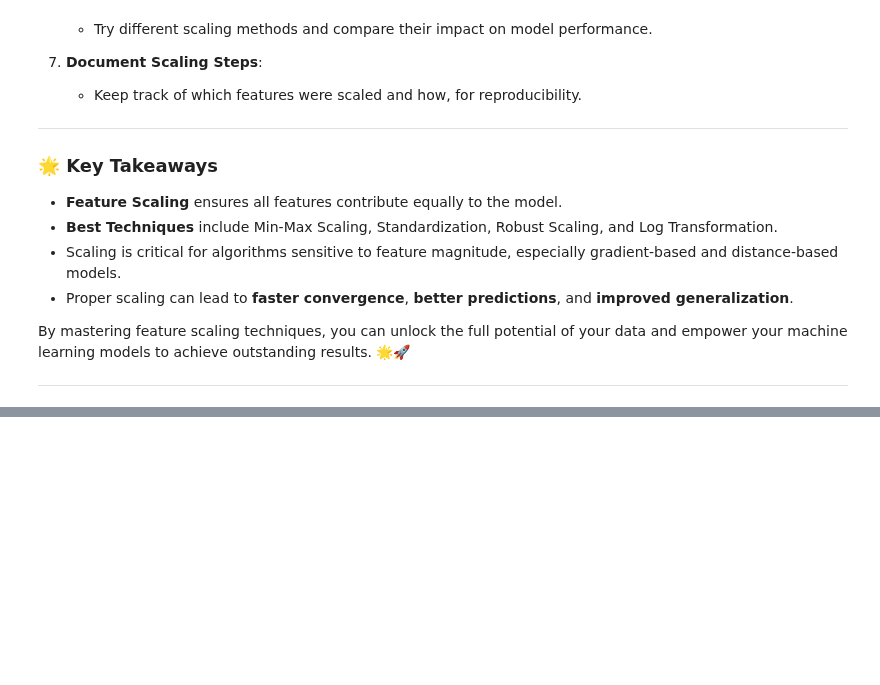
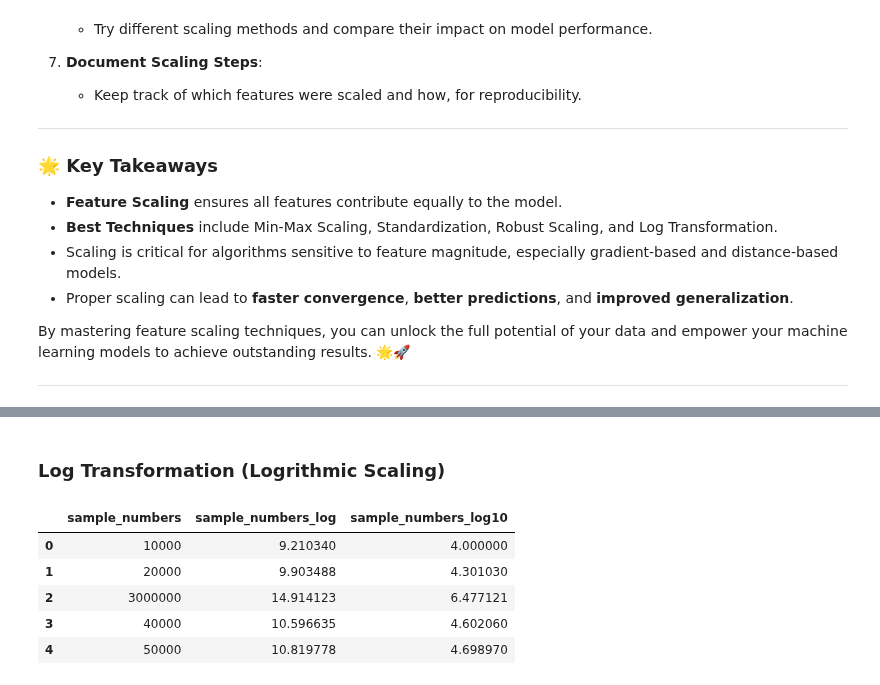
Before and after one commit to muhammadadilnaeem/Data-Science-Materials, a Jupyter notebook: Codanics/04-data_preprocessing/02_feature_scaling.ipynb, the cells around one changed output, grey strips where cells are left out. Saved outputs shown, nothing was run; the diff lists cells and outputs as text; code cells hidden in the pictures; blank space fills up the shorter version.

```diff
--- a/Codanics/04-data_preprocessing/02_feature_scaling.ipynb
+++ b/Codanics/04-data_preprocessing/02_feature_scaling.ipynb
@@ -127,0 +208,25 @@ By mastering feature scaling techniques, you can unlock the full potential of yo
+# %% [markdown]
+### **Log Transformation (Logrithmic Scaling)**
+# %%
+# import libraries
+import numpy as np
+import pandas as pd
+
+# create sample data
+data = {"sample_numbers": [10000,20000,3000000,40000,50000]}
+
+# convert sample data into dataframe
+df = pd.DataFrame(data)
+
+# apply log tramsformation
+df['sample_numbers_log'] = np.log(df['sample_numbers'])
+df['sample_numbers_log10'] = np.log10(df['sample_numbers'])
+
+df
+# %% [output]
+|  | sample_numbers | sample_numbers_log | sample_numbers_log10 |
+| 0 | 10000 | 9.210340 | 4.000000 |
+| 1 | 20000 | 9.903488 | 4.301030 |
+| 2 | 3000000 | 14.914123 | 6.477121 |
+| 3 | 40000 | 10.596635 | 4.602060 |
+| 4 | 50000 | 10.819778 | 4.698970 |
```
Also changed, not shown: parts of 11 cells of this notebook.
